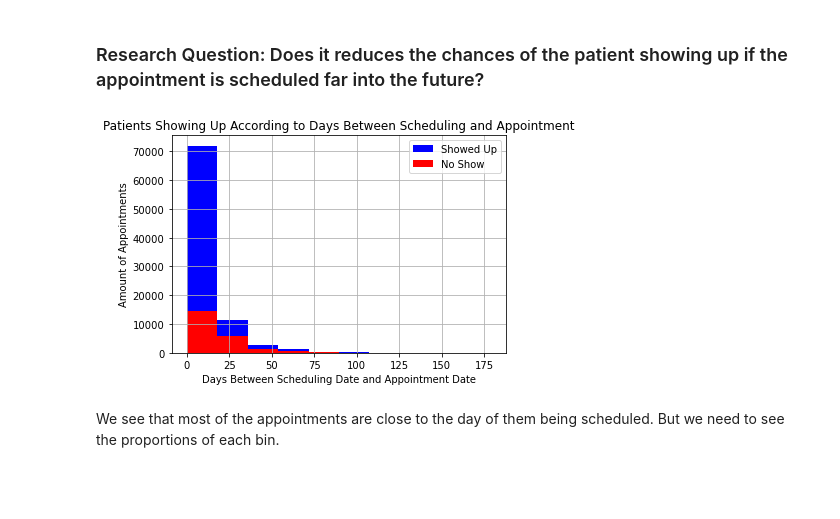
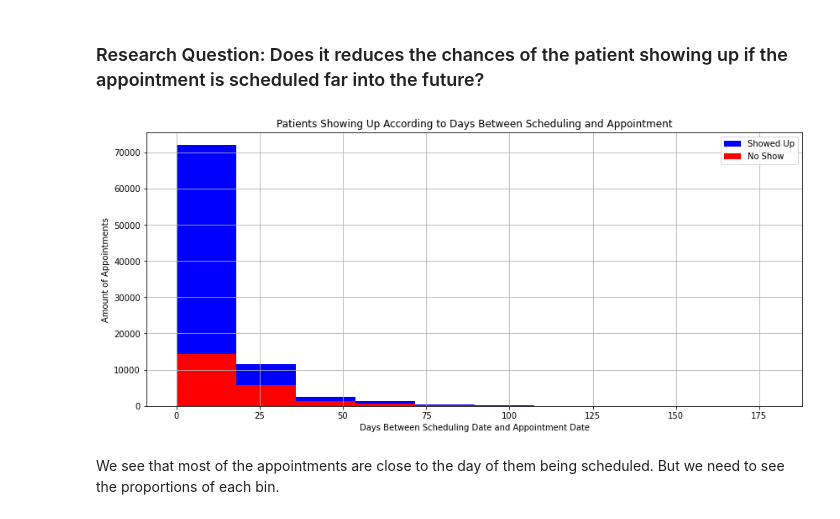
Before and after one commit to jlvalport/Medical-appointments-analysis, a Jupyter notebook: No-show Medical Appointments Analysis.ipynb, the cells around one changed output. Saved outputs shown, nothing was run; the diff lists cells and outputs as text; code cells hidden in the pictures; blank space fills up the shorter version.

```diff
--- a/No-show Medical Appointments Analysis.ipynb
+++ b/No-show Medical Appointments Analysis.ipynb
@@ -350,14 +375,14 @@ We see in the "Percentage of Attendance by Gender" chart that despite women havi
 # %% [markdown]
 ### Research Question: Does it reduces the chances of the patient showing up if the appointment is scheduled far into the future?
 # %%
-df_showed_up['daysbetween'].hist(color=['blue'])
+df_showed_up['daysbetween'].hist(color=['blue'], figsize=[14, 6])
 df_not_showed_up['daysbetween'].hist(color=['red'])
 plt.ylabel('Amount of Appointments')
 plt.xlabel('Days Between Scheduling Date and Appointment Date')
 plt.title('Patients Showing Up According to Days Between Scheduling and Appointment')
 plt.legend(['Showed Up', 'No Show']);
 # %% [output]
-[figure, old version]
+[figure, new version]
 # %% [markdown]
 We see that most of the appointments are close to the day of them being scheduled. But we need to see the proportions of each bin.
 # %%
```
Also changed, not shown: parts of 12 cells of this notebook.
